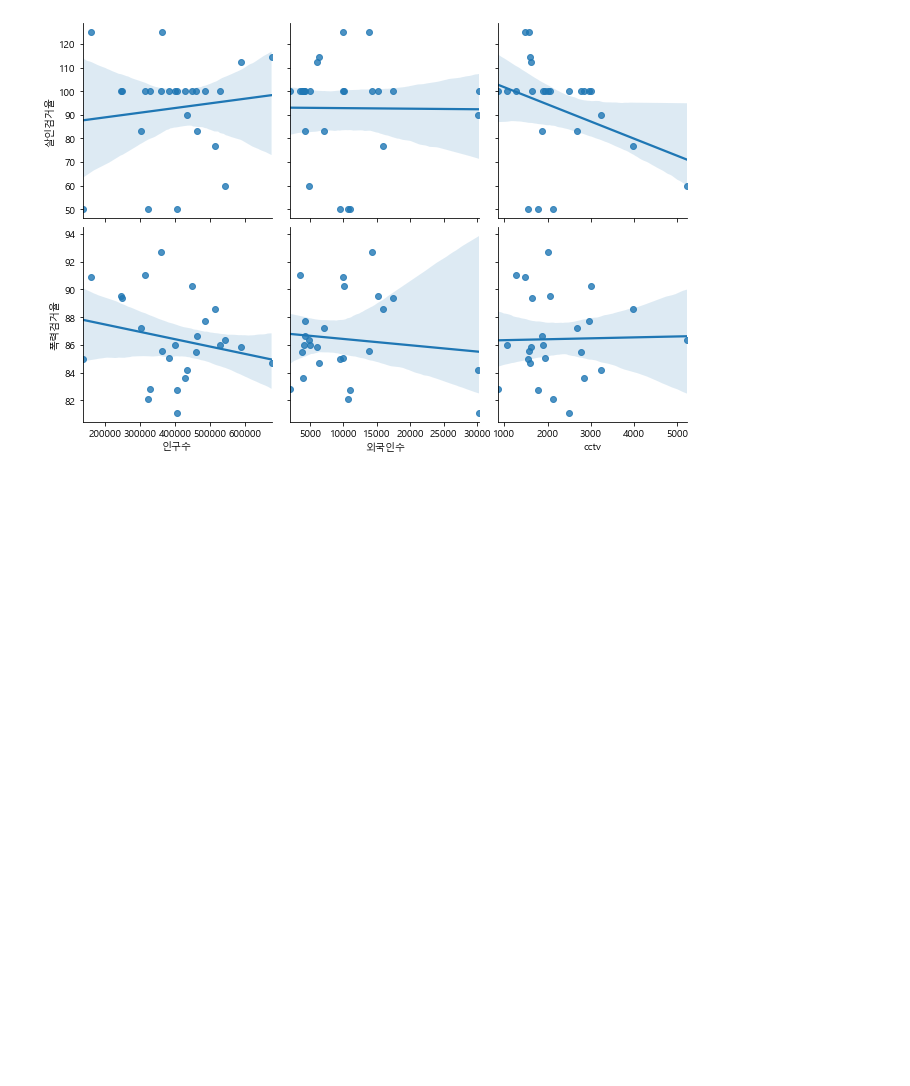
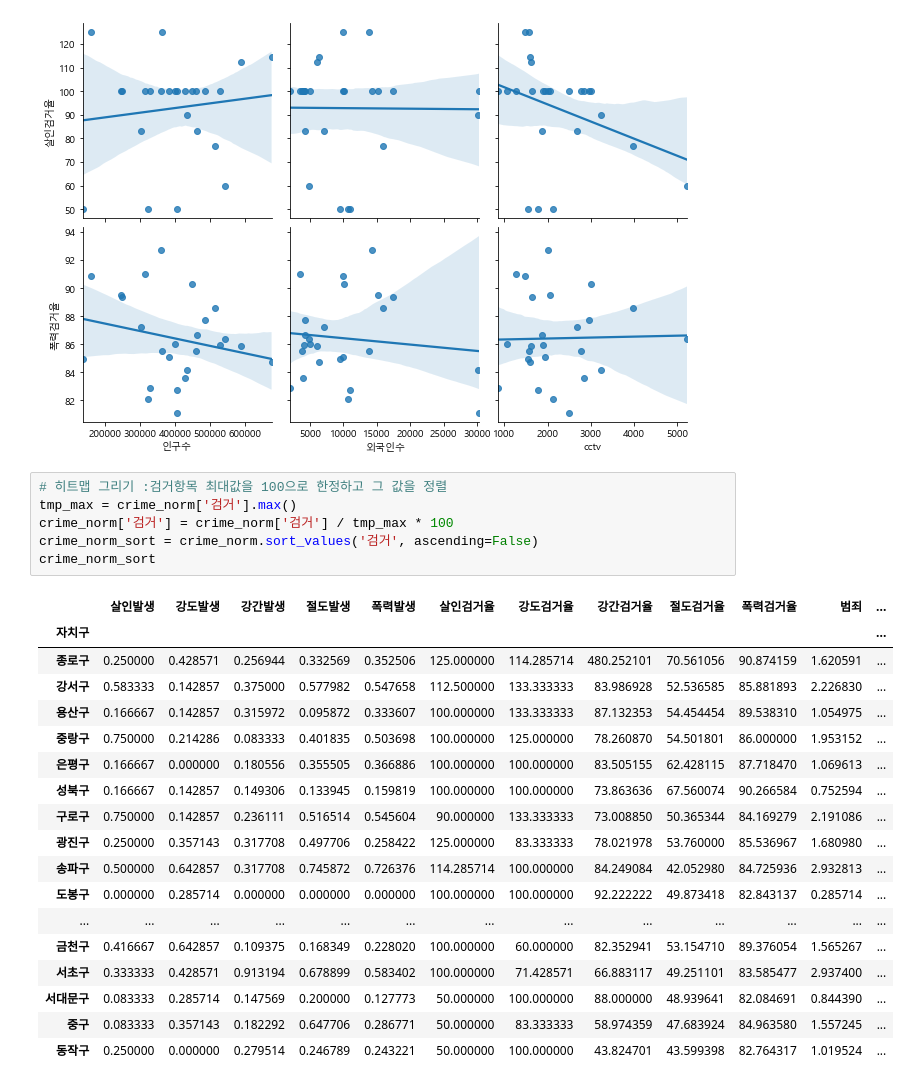
Before and after one commit to eunyoungson/Data_Analysis_2020, a Jupyter notebook: 07_seoul/03_crime.ipynb, the cells around one changed output. Drawn from its saved outputs; the diff is of its cells as text; blank space fills up the shorter version.

```diff
--- a/07_seoul/03_crime.ipynb
+++ b/07_seoul/03_crime.ipynb
@@ -190,3 +205,28 @@ sns.pairplot(
 plt.show()
 # %% [output]
 [figure]
+# %%
+# 히트맵 그리기 :검거항목 최대값을 100으로 한정하고 그 값을 정렬
+tmp_max = crime_norm['검거'].max()
+crime_norm['검거'] = crime_norm['검거'] / tmp_max * 100
+crime_norm_sort = crime_norm.sort_values('검거', ascending=False)
+crime_norm_sort
+# %% [output]
+|  | 살인발생 | 강도발생 | 강간발생 | 절도발생 | 폭력발생 | 살인검거율 | 강도검거율 | 강간검거율 | 절도검거율 | 폭력검거율 | 범죄 | ... |
+| 자치구 |  |  |  |  |  |  |  |  |  |  |  | ... |
+| 종로구 | 0.250000 | 0.428571 | 0.256944 | 0.332569 | 0.352506 | 125.000000 | 114.285714 | 480.252101 | 70.561056 | 90.874159 | 1.620591 | ... |
+| 강서구 | 0.583333 | 0.142857 | 0.375000 | 0.577982 | 0.547658 | 112.500000 | 133.333333 | 83.986928 | 52.536585 | 85.881893 | 2.226830 | ... |
+| 용산구 | 0.166667 | 0.142857 | 0.315972 | 0.095872 | 0.333607 | 100.000000 | 133.333333 | 87.132353 | 54.454454 | 89.538310 | 1.054975 | ... |
+| 중랑구 | 0.750000 | 0.214286 | 0.083333 | 0.401835 | 0.503698 | 100.000000 | 125.000000 | 78.260870 | 54.501801 | 86.000000 | 1.953152 | ... |
+| 은평구 | 0.166667 | 0.000000 | 0.180556 | 0.355505 | 0.366886 | 100.000000 | 100.000000 | 83.505155 | 62.428115 | 87.718470 | 1.069613 | ... |
+| 성북구 | 0.166667 | 0.142857 | 0.149306 | 0.133945 | 0.159819 | 100.000000 | 100.000000 | 73.863636 | 67.560074 | 90.266584 | 0.752594 | ... |
+| 구로구 | 0.750000 | 0.142857 | 0.236111 | 0.516514 | 0.545604 | 90.000000 | 133.333333 | 73.008850 | 50.365344 | 84.169279 | 2.191086 | ... |
+| 광진구 | 0.250000 | 0.357143 | 0.317708 | 0.497706 | 0.258422 | 125.000000 | 83.333333 | 78.021978 | 53.760000 | 85.536967 | 1.680980 | ... |
+| 송파구 | 0.500000 | 0.642857 | 0.317708 | 0.745872 | 0.726376 | 114.285714 | 100.000000 | 84.249084 | 42.052980 | 84.725936 | 2.932813 | ... |
+| 도봉구 | 0.000000 | 0.285714 | 0.000000 | 0.000000 | 0.000000 | 100.000000 | 100.000000 | 92.222222 | 49.873418 | 82.843137 | 0.285714 | ... |
+| ... | ... | ... | ... | ... | ... | ... | ... | ... | ... | ... | ... | ... |
+| 금천구 | 0.416667 | 0.642857 | 0.109375 | 0.168349 | 0.228020 | 100.000000 | 60.000000 | 82.352941 | 53.154710 | 89.376054 | 1.565267 | ... |
+| 서초구 | 0.333333 | 0.428571 | 0.913194 | 0.678899 | 0.583402 | 100.000000 | 71.428571 | 66.883117 | 49.251101 | 83.585477 | 2.937400 | ... |
+| 서대문구 | 0.083333 | 0.285714 | 0.147569 | 0.200000 | 0.127773 | 50.000000 | 100.000000 | 88.000000 | 48.939641 | 82.084691 | 0.844390 | ... |
+| 중구 | 0.083333 | 0.357143 | 0.182292 | 0.647706 | 0.286771 | 50.000000 | 83.333333 | 58.974359 | 47.683924 | 84.963580 | 1.557245 | ... |
+| 동작구 | 0.250000 | 0.000000 | 0.279514 | 0.246789 | 0.243221 | 50.000000 | 100.000000 | 43.824701 | 43.599398 | 82.764317 | 1.019524 | ... |
```
Also changed, not shown: parts of 21 cells of this notebook.
